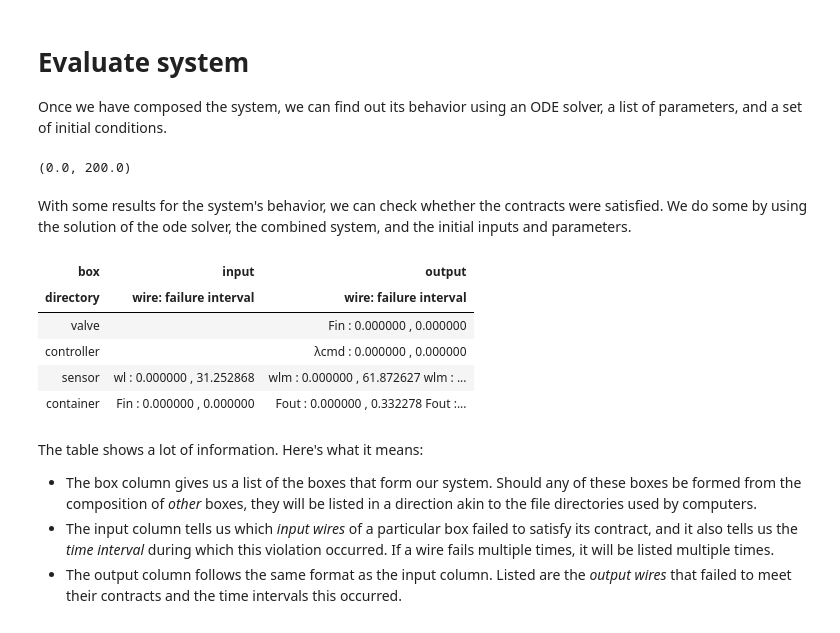
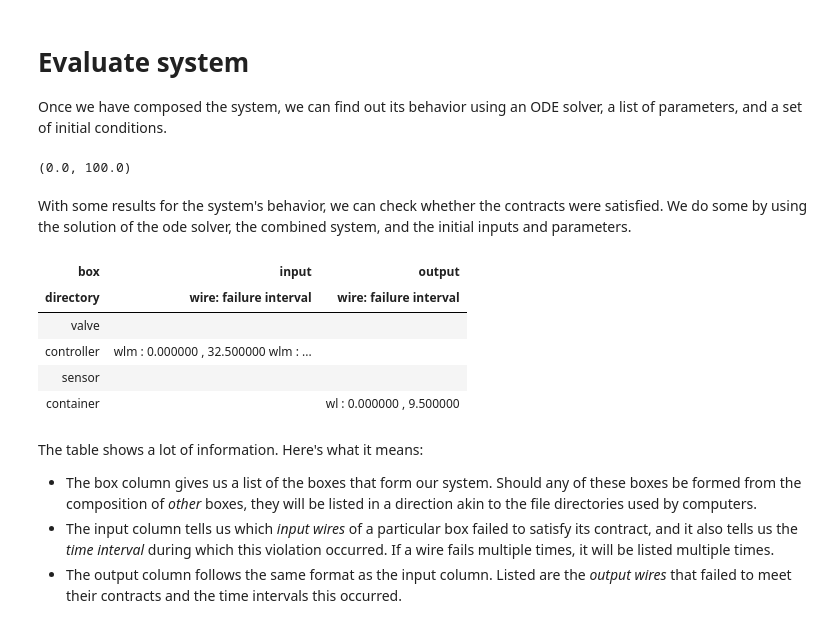
Before and after one commit to bakirtzisg/AlgebraicContracts.jl, a Jupyter notebook: examples/water-flow-controller.ipynb, the cells around one changed output. Saved outputs shown, nothing was run; the diff lists cells and outputs as text; code cells hidden in the pictures.

```diff
--- a/examples/water-flow-controller.ipynb
+++ b/examples/water-flow-controller.ipynb
@@ -175,14 +171,15 @@ We can construct the readout functions the same way as the dynamics functions. N
 # %%
 # Readout function of each box
 function readout_valve(u, p, t)
-    u = @LArray u (:λ, :Fin)
-    return return [u.Fin]
+    u = @LArray u (:λ,)
+    Fin = p.F*(0.2*u.λ^2 + 0.8*u.λ)
+    return return [Fin]
 end
 
 function readout_container(u, p, t)
     u = @LArray u (:wl,)
-    fout = u.wl < 0 ? 0 : p.Sout*( 2*p.g*u.wl )^0.5
-    return [fout, u.wl]
+    Fout = u.wl < 0 ? 0 : p.Sout*sqrt( 2*p.g*u.wl )
+    return [Fout, u.wl]
 end
 
 readout_sensor(u, p, t) = u
@@ -229,7 +226,7 @@ valve_out = [ OpenInterval(0..10) ]                 # Fin           m^3/s
 #                       DynamicsFunction, ReadoutFunction)
 
 # 2. Creating atomic contract machines
-valve_machine      = ContractMachine{Float64}(valve_in, 2, valve_out,
+valve_machine      = ContractMachine{Float64}(valve_in, 1, valve_out,
                                                             dynamics_valve,
                                                             readout_valve)
 
@@ -262,28 +263,29 @@ Once we have composed the system, we can find out its behavior using an ODE solv
 # %%
 # Initial conditions
 u_init = LVector(λ = 0.0,   # valve position [0, 1]
-                Fin = 0.0,  # flow rate through valve
-                wl = 0.0,   # water level in container
-                wlm = 0.0,  # measured water level
+                wl = 9.0,   # water level in container
+                wlm = 9.0,  # measured water level
                 λcmd = 0.0) # commanded valve position [sent by controller]
 
 # NOTE: The container must drain faster than the input flow fills it.
-pvalve = LVector(Sout = 0.1, # Exit area of container | | m^2
-                g = 9.8,     # Acceleration due to gravity | m/s^2
-                d = 1.0,     # Diameter of container | m
-                wlmax = 0.5, # maximum water level | m
-                wlmin = 0.4, # minimum water level | m
-                ks = 1.0,    # time constant of sensor, 1rst order
-                kc = 0.5)    # time constant of controller, 1rst order
+pvalve = LVector(Sout = 0.16, # Exit area of container | | m^2
+                g = 9.81,     # Acceleration due to gravity | m/s^2
+                D = 5.0,      # Diameter of container | m
+                wlmax = 6,    # maximum water level | m
+                wlmin = 5,    # minimum water level | m
+                ks = 0.5,     # time constant of sensor, 1rst order
+                kc = 1,       # time constant of controller, 1rst order
+                𝜀 = 0.25/3600,# Evaporation rate | m^3/s
+                F = 5)        # Input flow rate | m^3/s
 
-x_init = LVector(F = 0.005) # Input flow rate | m^3/s
+#External inputs
+x_init = [pvalve.F]
 
 # Integration span must be large enough to see steady state behavior
-tspan = (0.0, 200.0)
+tspan = (0.0, 100.0)
 # %% [output]
-(0.0, 200.0)
+(0.0, 100.0)
 # %%
 # Solve Dynamics. The water level should reach the desired value
 prob = ODEProblem(water_system, u_init, x_init, tspan, pvalve)
-sol = solve( prob, alg_hints=[:stiff] );
-plot(sol)
+sol = solve( prob, alg_hints=[:stiff], adaptive=:false, dt=0.1 );
@@ -291,14 +315,15 @@ plot(sol)
 With some results for the system's behavior, we can check whether the contracts were satisfied. We do some by using the solution of the ode solver, the combined system, and the initial inputs and parameters.
 # %%
 # Show when and where contracts were violated
-dict = check_contract(sol, water_system, x_init, pvalve)
+    # Note: Adjust stepsize to improve accuracy of failure intervals
+dict = check_contract(sol, water_system, x_init, pvalve, out_type="time")
 # %% [output]
 | box | input | output |
 | directory | wire: failure interval | wire: failure interval |
-| valve |  | Fin : 0.000000 , 0.000000 |
-| controller |  | λcmd : 0.000000 , 0.000000 |
-| sensor | wl : 0.000000 , 31.252868 | wlm : 0.000000 , 61.872627 wlm : ... |
-| container | Fin : 0.000000 , 0.000000 | Fout : 0.000000 , 0.332278 Fout :... |
+| valve |  |  |
+| controller | wlm : 0.000000 , 32.500000 wlm : ... |  |
+| sensor |  |  |
+| container |  | wl : 0.000000 , 9.500000 |
 # %% [markdown]
 The table shows a lot of information. Here's what it means:
 - The box column gives us a list of the boxes that form our system. Should any of these boxes be formed from the composition of _other_ boxes, they will be listed in a direction akin to the file directories used by computers.
```
Also changed, not shown: parts of 7 cells of this notebook, 2 other files.
